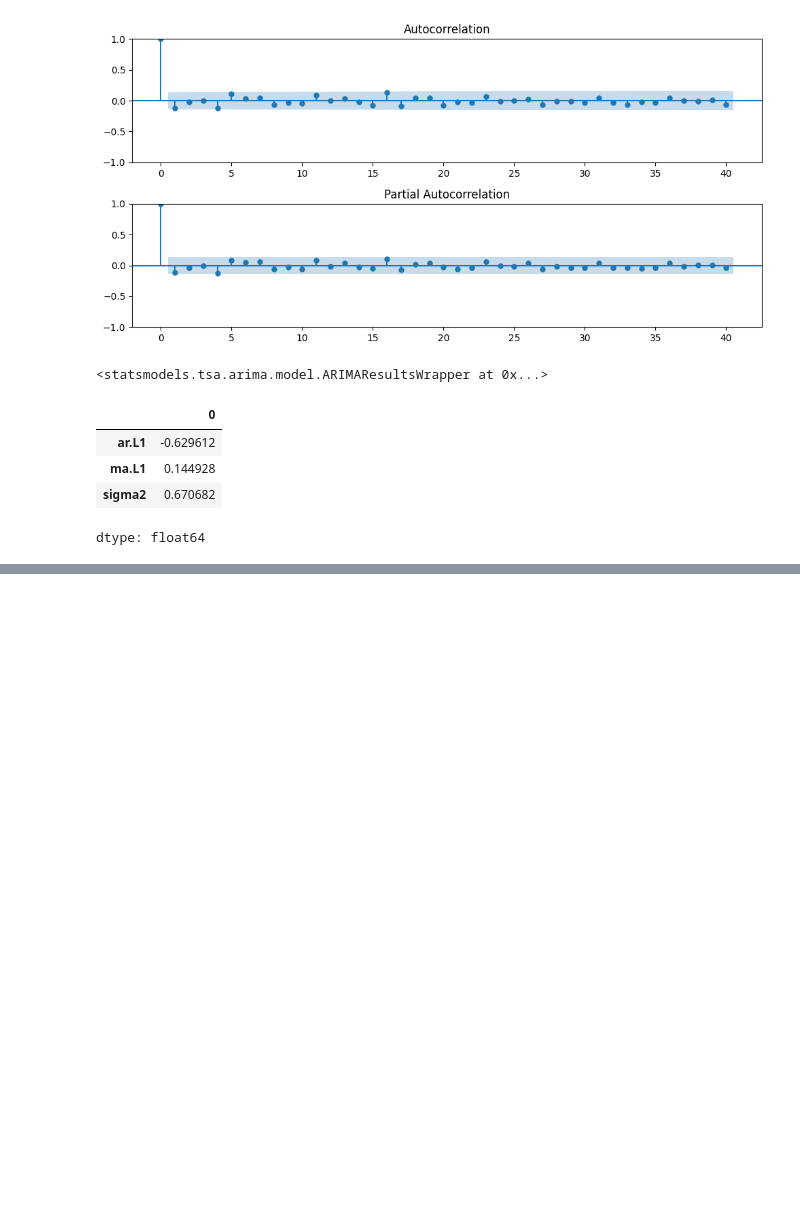
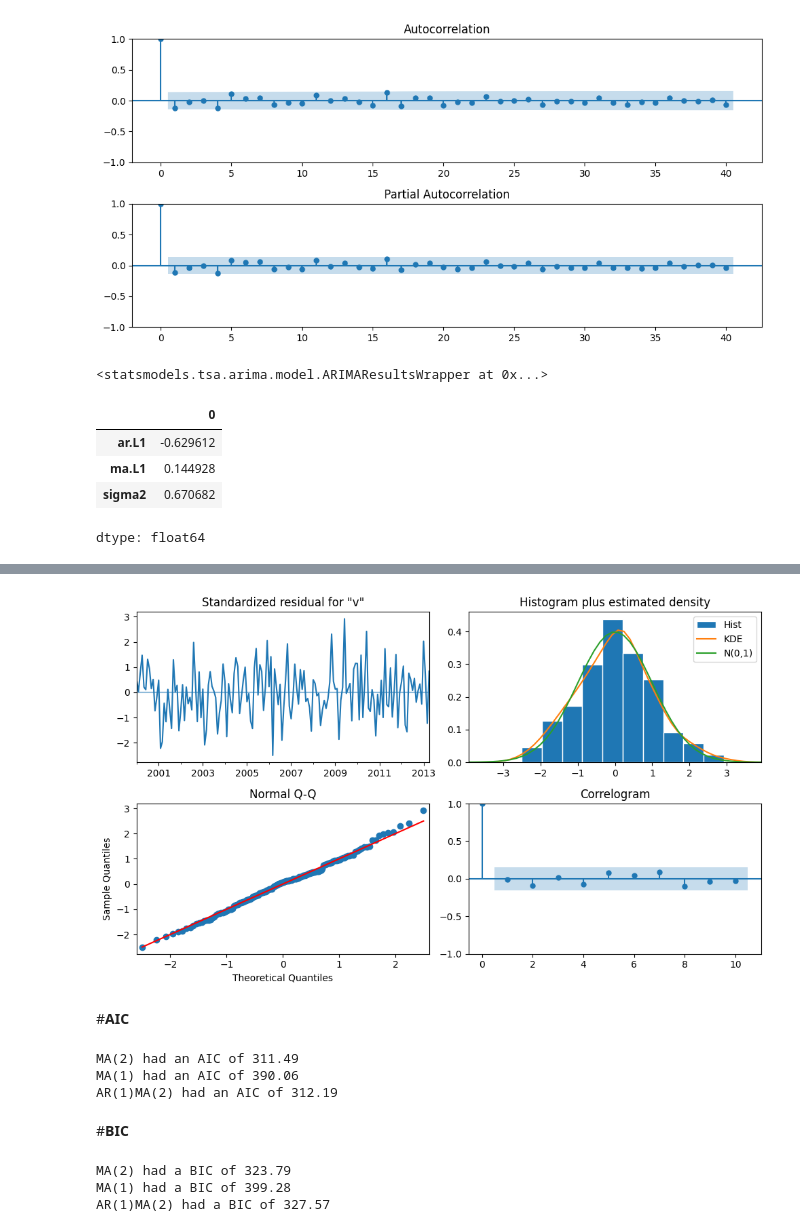
Before and after one commit to dohaalnabahin/Data_science_and_machine_learning_Journey, a Jupyter notebook: Moving_Average_(MA)_Models.ipynb, the cells around one changed output, grey strips where cells are left out. Drawn from its saved outputs; the diff is of its cells as text; code cells hidden in the pictures; blank space fills up the shorter version.

```diff
--- a/Moving_Average_(MA)_Models.ipynb
+++ b/Moving_Average_(MA)_Models.ipynb
@@ -330,0 +528,37 @@ dtype: float64
+# %%
+# First define the orders (p,d,q)
+p = 1
+d = 0
+q = 2
+
+# Now instantiate the model with the data and fit
+ar_1_ma_2_model = tsa.ARIMA(train, order = (p,d,q)).fit()
+# %%
+# Obtain diagnostic plots
+fig = ar_1_ma_2_model.plot_diagnostics()
+fig.set_size_inches(10,6)
+fig.tight_layout()
+# %% [output]
+[figure, added]
+# %% [markdown]
+#**AIC**
+# %%
+# Looking at AIC of all three models
+print(f'MA(2) had an AIC of {ma_2_model.aic.round(2)}')
+print(f'MA(1) had an AIC of {ma_1_model.aic.round(2)}')
+print(f'AR(1)MA(2) had an AIC of {ar_1_ma_2_model.aic.round(2)}')
+# %% [output]
+MA(2) had an AIC of 311.49
+MA(1) had an AIC of 390.06
+AR(1)MA(2) had an AIC of 312.19
+# %% [markdown]
+#**BIC**
+# %%
+# Looking at BIC of all three models
+print(f'MA(2) had a BIC of {ma_2_model.bic.round(2)}')
+print(f'MA(1) had a BIC of {ma_1_model.bic.round(2)}')
+print(f'AR(1)MA(2) had a BIC of {ar_1_ma_2_model.bic.round(2)}')
+# %% [output]
+MA(2) had a BIC of 323.79
+MA(1) had a BIC of 399.28
+AR(1)MA(2) had a BIC of 327.57
```
Also changed, not shown: parts of 13 cells of this notebook.
